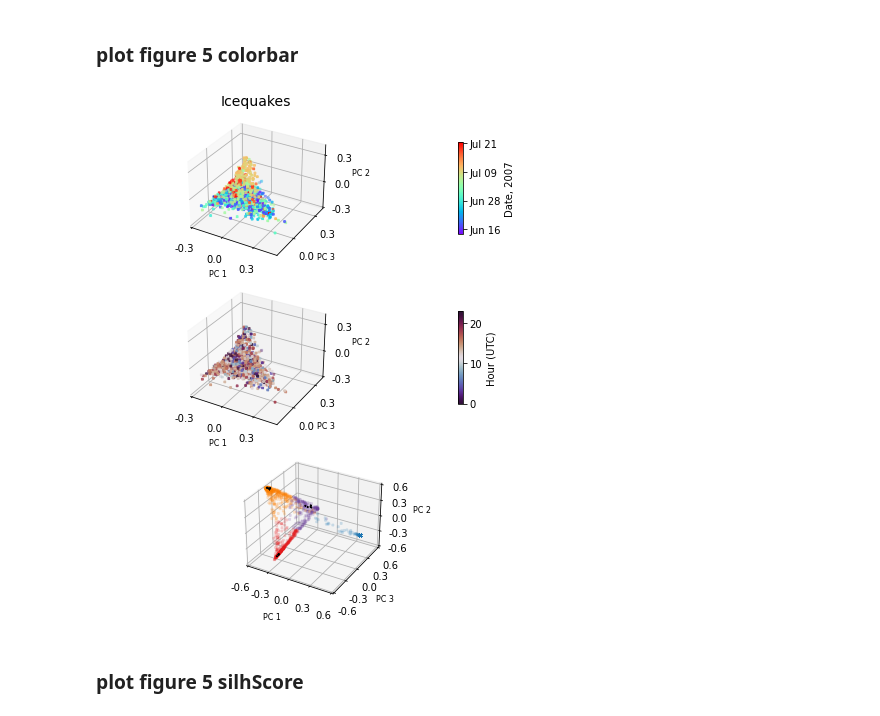
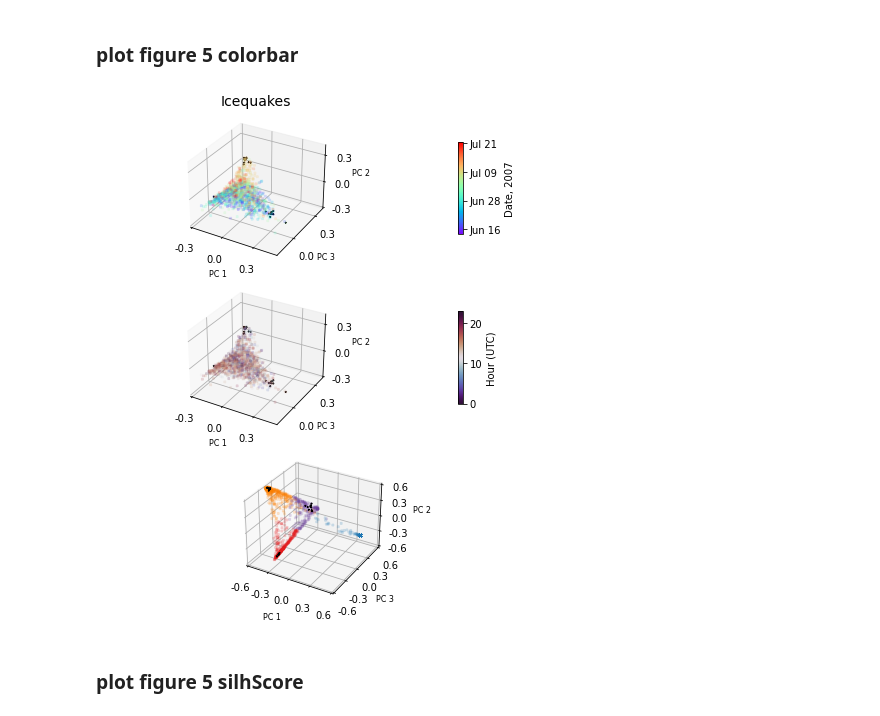
Before and after one commit to tsawi/Unsupervised_ML_Gornergletscher, a Jupyter notebook: notebooks/plotFigures5-7.ipynb, the cells around one changed output. Drawn from its saved outputs; the diff is of its cells as text; code cells hidden in the pictures.

```diff
--- a/notebooks/plotFigures5-7.ipynb
+++ b/notebooks/plotFigures5-7.ipynb
@@ -704,40 +736,40 @@ alpha_dot = .2
 size_rep = 1
 
 ax = fig.add_subplot(311, projection='3d')
-figureFunctions2.plotPCA_Stat(cat00, catRep, series_datetime, stat_name='Date, 2007', Kopt=Kopt,cmap=cmap, cbar=True, size=size_dot,size2=size_rep, alpha=alpha_dot,labelpad=2, fontsize=8,ax=ax, fig=fig,**plt_kwargs)
+figureFunctions2.plotPCA_Stat(cat00, catRep, series_datetime, stat_name='Date, 2007', Kopt=Kopt,cmap=cmap, cbar=True, size=size_dot,size2=size_rep, alpha=alpha_dot,labelpad=2, fontsize=8,ax=ax, fig=fig)
 ax.set_title('Icequakes',fontsize=tfont)
 ax.set_xlim(-.3,.5)
 ax.set_ylim(-.2,.4)
 ax.set_zlim(-.3,.4)
 
 
 cmap=cm.get_cmap('twilight_shifted')
 ax = fig.add_subplot(312, projection='3d')
-figureFunctions2.plotPCA_Stat(cat00, catRep, series_hour, stat_name='Hour (UTC)', Kopt=Kopt,cmap=cmap, cbar=True, size=size_dot,size2=size_rep, alpha=alpha_dot,labelpad=2, fontsize=8,ax=ax, fig=fig,**plt_kwargs)
+figureFunctions2.plotPCA_Stat(cat00, catRep, series_hour, stat_name='Hour (UTC)', Kopt=Kopt,cmap=cmap, cbar=True, size=size_dot,size2=size_rep, alpha=alpha_dot,labelpad=2, fontsize=8,ax=ax, fig=fig)
 ax.set_title('',fontsize=tfont)
 ax.set_xlim(-.3,.5)
 ax.set_ylim(-.2,.4)
 ax.set_zlim(-.3,.4)
 
 ax = fig.add_subplot(313, projection='3d')
 figureFunctions2.plotPCA(cat00N,catRepN,KoptN, size=size_dot,size2=size_rep, alpha=alpha_dot,labelpad = 5,fontsize=8,ax=ax, fig=fig, **plt_kwargs)
 
 
 
 plt.subplots_adjust(wspace=0,hspace=0.1)
 
 # # # prepare normalizer
 # # ## Prepare bins for the normalizer
 # # norm_bins = np.sort([*col_dict.keys()]) + 0.5
 # # norm_bins = np.insert(norm_bins, 0, np.min(norm_bins) - 1.0)
 # # print(norm_bins)
 # # ## Make normalizer and formatter
 # # norm = matplotlib.colors.BoundaryNorm(norm_bins, len_lab, clip=True)
 # # fmt = matplotlib.ticker.FuncFormatter(lambda x, pos: labels[norm(x)])
 
 plt.savefig(pathFig + 'Figure_5_colorbar.pdf')
 # %% [output]
-[figure, old version]
+[figure, new version]
 # %% [markdown]
 ### plot figure 5 silhScore
 # %%
```
Also changed, not shown: parts of 18 cells of this notebook, 7 other files.
